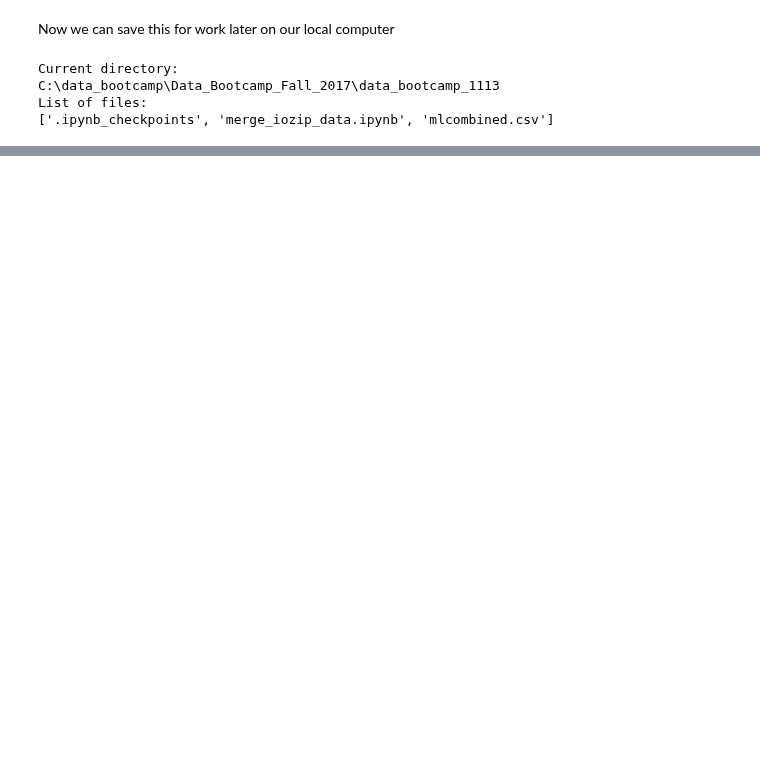
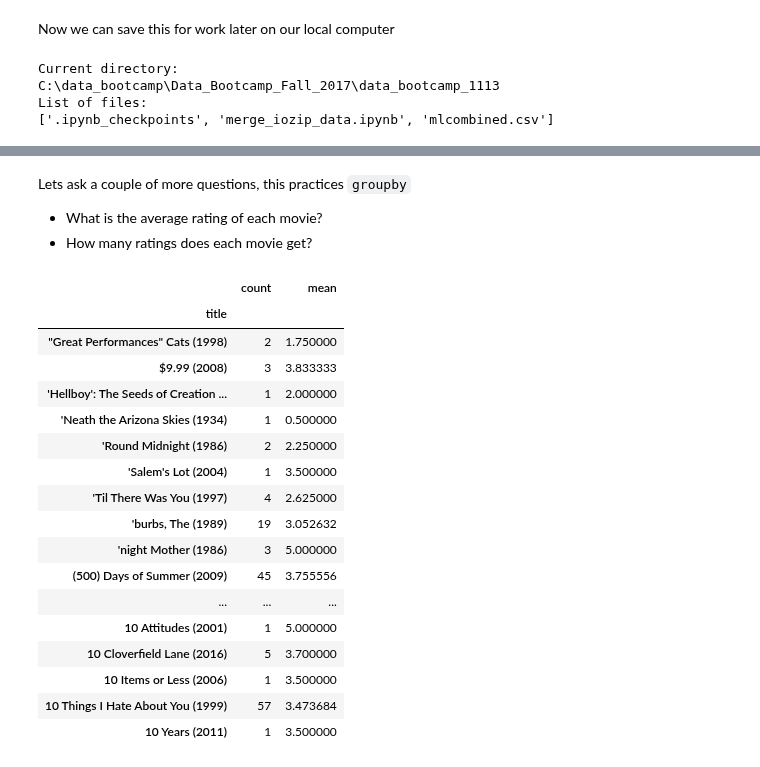
Before and after one commit to mwaugh0328/Data_Bootcamp_Fall_2017, a Jupyter notebook: data_bootcamp_1113/merge_iozip_data.ipynb, the cells around one changed output, grey strips where cells are left out. Saved outputs shown, nothing was run; the diff lists cells and outputs as text; code cells hidden in the pictures; blank space fills up the shorter version.

```diff
--- a/data_bootcamp_1113/merge_iozip_data.ipynb
+++ b/data_bootcamp_1113/merge_iozip_data.ipynb
@@ -180,0 +288,33 @@ List of files:
+# %% [markdown]
+Lets ask a couple of more questions, this practices `groupby`
+* What is the average rating of each movie?
+* How many ratings does each movie get?
+# %%
+grouped = combo.groupby("title")
+# This is similar syntax to that used in the Chiplotle data
+# Create the groupby object.
+
+movie_ratings = grouped.rating.agg(["count","mean"])
+# Then aggregate the ratings...how? In two ways, we pass a list
+# saying, take the count, take the mean.
+
+movie_ratings.head(20)
+# %% [output]
+|  | count | mean |
+| title |  |  |
+| "Great Performances" Cats (1998) | 2 | 1.750000 |
+| $9.99 (2008) | 3 | 3.833333 |
+| 'Hellboy': The Seeds of Creation ... | 1 | 2.000000 |
+| 'Neath the Arizona Skies (1934) | 1 | 0.500000 |
+| 'Round Midnight (1986) | 2 | 2.250000 |
+| 'Salem's Lot (2004) | 1 | 3.500000 |
+| 'Til There Was You (1997) | 4 | 2.625000 |
+| 'burbs, The (1989) | 19 | 3.052632 |
+| 'night Mother (1986) | 3 | 5.000000 |
+| (500) Days of Summer (2009) | 45 | 3.755556 |
+| ... | ... | ... |
+| 10 Attitudes (2001) | 1 | 5.000000 |
+| 10 Cloverfield Lane (2016) | 5 | 3.700000 |
+| 10 Items or Less (2006) | 1 | 3.500000 |
+| 10 Things I Hate About You (1999) | 57 | 3.473684 |
+| 10 Years (2011) | 1 | 3.500000 |
```
Also changed, not shown: parts of 22 cells of this notebook, 1 other file.
